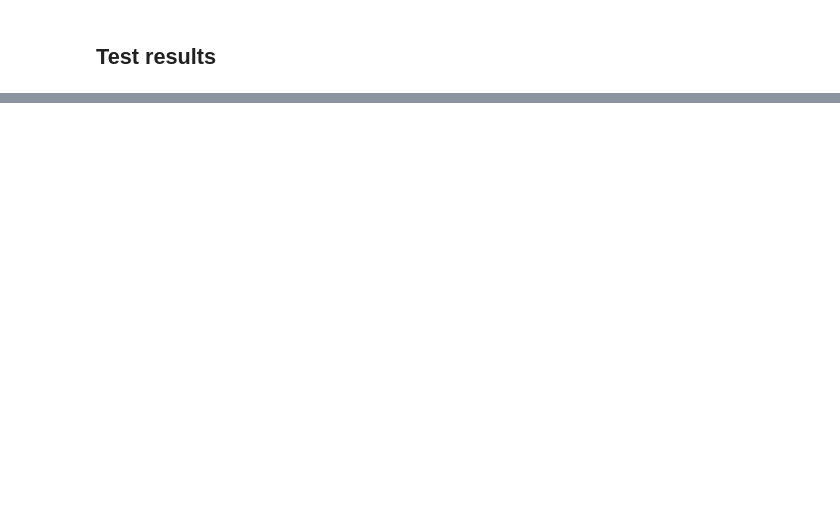
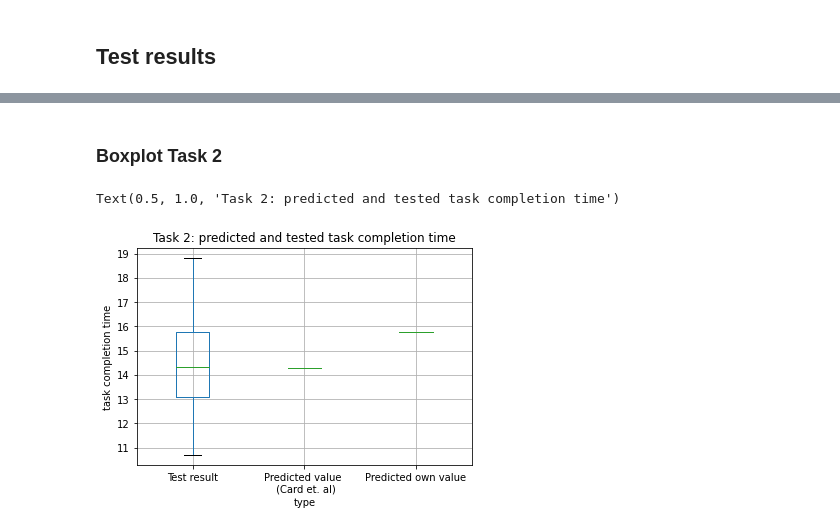
Before and after one commit to ITT-21SS-UR/assignment6-modellinginteraction-bb6, a Jupyter notebook: report/klm_report.ipynb, the cells around one changed output, grey strips where cells are left out. Drawn from its saved outputs; the diff is of its cells as text; code cells hidden in the pictures; blank space fills up the shorter version.

```diff
--- a/report/klm_report.ipynb
+++ b/report/klm_report.ipynb
@@ -121,0 +144,21 @@ time_key_2_result
+# %% [markdown]
+### Boxplot Task 2
+# %%
+pred_time_2 = [predictions_dict_lit["test2"]]
+pred_time_own_2 = [predictions_dict_own["test2"]]
+
+
+df = pd.DataFrame(time_key_1, columns=['Test result'])
+df2 = pd.DataFrame(pred_time_2, columns=["Predicted value \n (Card et. al)"])
+df3 = pd.DataFrame(pred_time_own_2, columns=["Predicted own value"])
+
+
+cdf = pd.concat([df, df2, df3])
+
+
+boxplot_1 = cdf.boxplot()
+boxplot_1.set(xlabel="type", ylabel="task completion time")
+plt.title("Task 2: predicted and tested task completion time")
+# %% [output]
+Text(0.5, 1.0, 'Task 2: predicted and tested task completion time')
+[figure, added]
```
Also changed, not shown: parts of 15 cells of this notebook.
